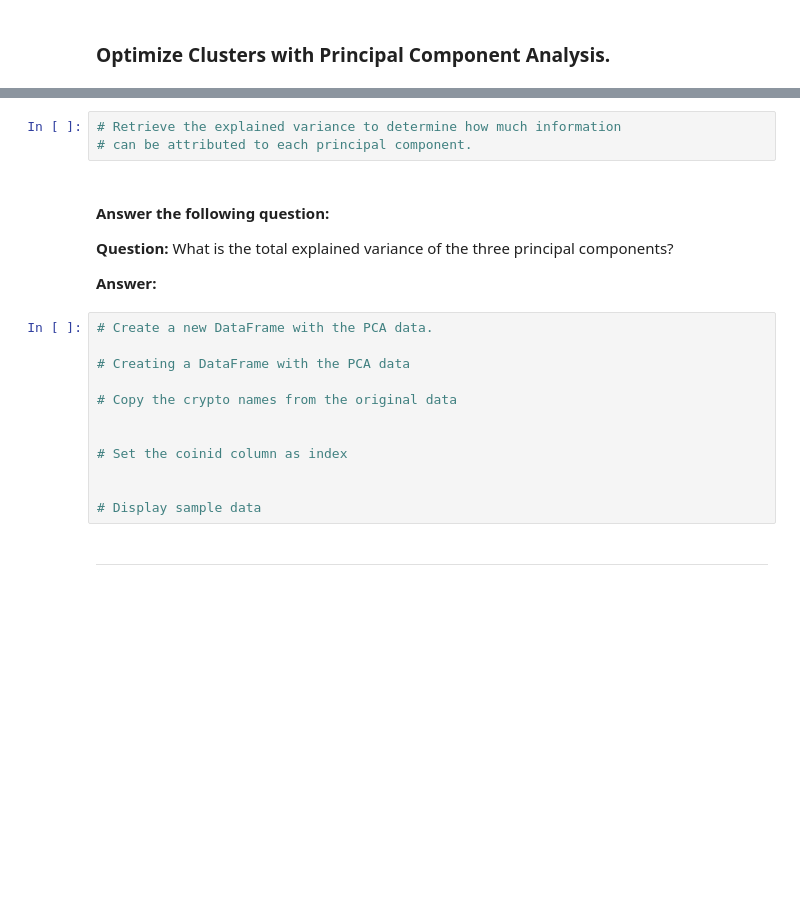
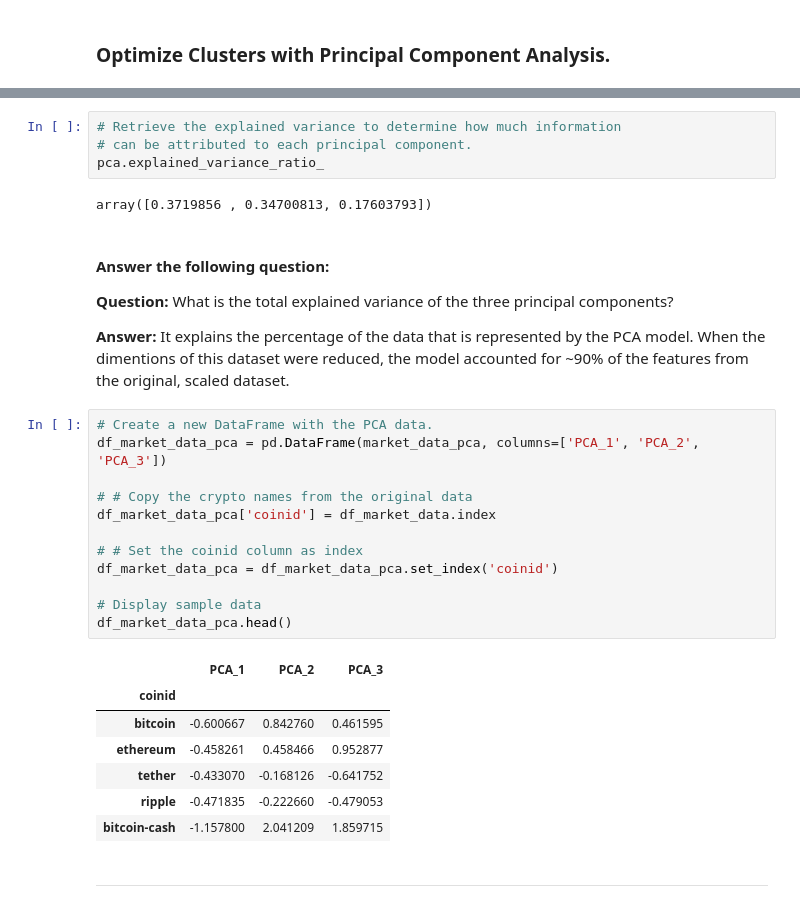
Before and after one commit to mnaffziger/CryptoClustering, a Jupyter notebook: Crypto_Clustering.ipynb, the cells around one changed output, grey strips where cells are left out. Drawn from its saved outputs; the diff is of its cells as text; blank space fills up the shorter version.

```diff
--- a/Crypto_Clustering.ipynb
+++ b/Crypto_Clustering.ipynb
@@ -226,24 +244,35 @@ df_market_data_pred_k4.hvplot.scatter(
 # %%
 # Retrieve the explained variance to determine how much information
 # can be attributed to each principal component.
+pca.explained_variance_ratio_
+# %% [output]
+array([0.3719856 , 0.34700813, 0.17603793])
 # %% [markdown]
 #### Answer the following question:
 
 **Question:** What is the total explained variance of the three principal components?
 
-**Answer:**
+**Answer:** It explains the percentage of the data that is represented by the PCA model.  When the dimentions of this dataset were reduced, the model accounted for ~90% of the features from the original, scaled dataset.
 # %%
 # Create a new DataFrame with the PCA data.
+df_market_data_pca = pd.DataFrame(market_data_pca, columns=['PCA_1', 'PCA_2', 'PCA_3'])
 
-# Creating a DataFrame with the PCA data
+# # Copy the crypto names from the original data
+df_market_data_pca['coinid'] = df_market_data.index
 
-# Copy the crypto names from the original data
-
-
-# Set the coinid column as index
-
+# # Set the coinid column as index
+df_market_data_pca = df_market_data_pca.set_index('coinid')
 
 # Display sample data
+df_market_data_pca.head()
+# %% [output]
+|  | PCA_1 | PCA_2 | PCA_3 |
+| coinid |  |  |  |
+| bitcoin | -0.600667 | 0.842760 | 0.461595 |
+| ethereum | -0.458261 | 0.458466 | 0.952877 |
+| tether | -0.433070 | -0.168126 | -0.641752 |
+| ripple | -0.471835 | -0.222660 | -0.479053 |
+| bitcoin-cash | -1.157800 | 2.041209 | 1.859715 |
 # %% [markdown]
 ---
 # %% [markdown]
```
Also changed, not shown: parts of 30 cells of this notebook.
